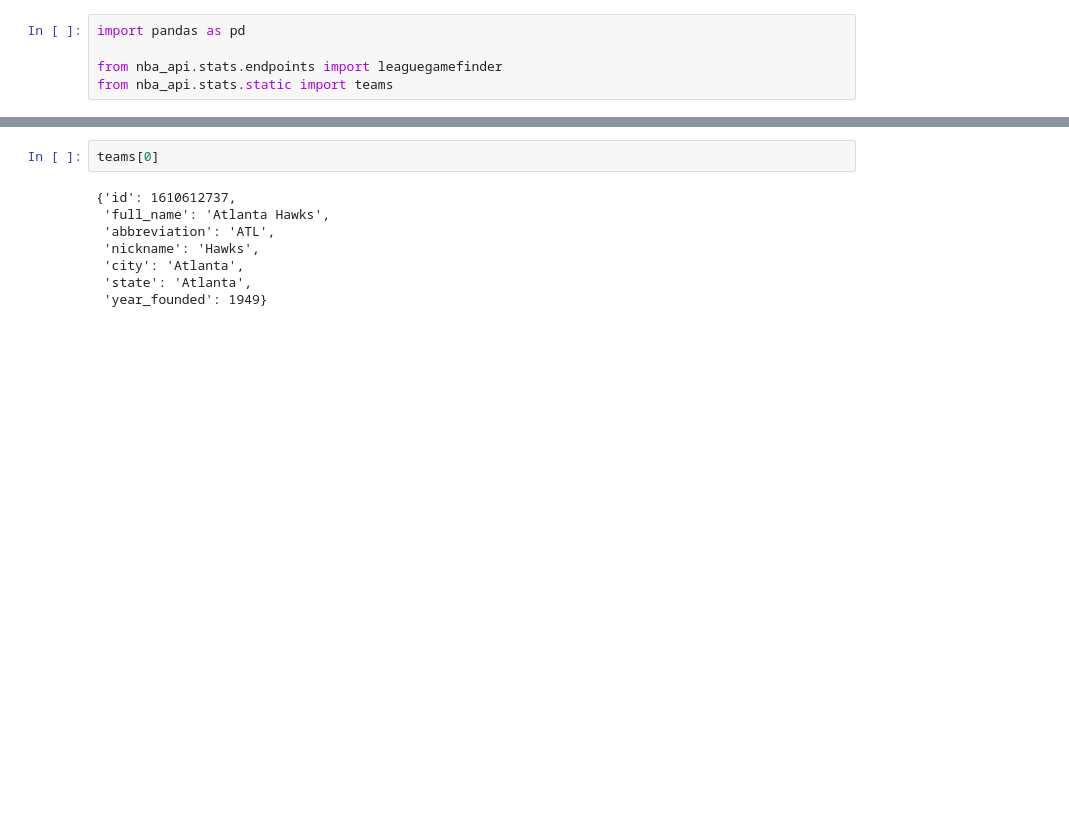
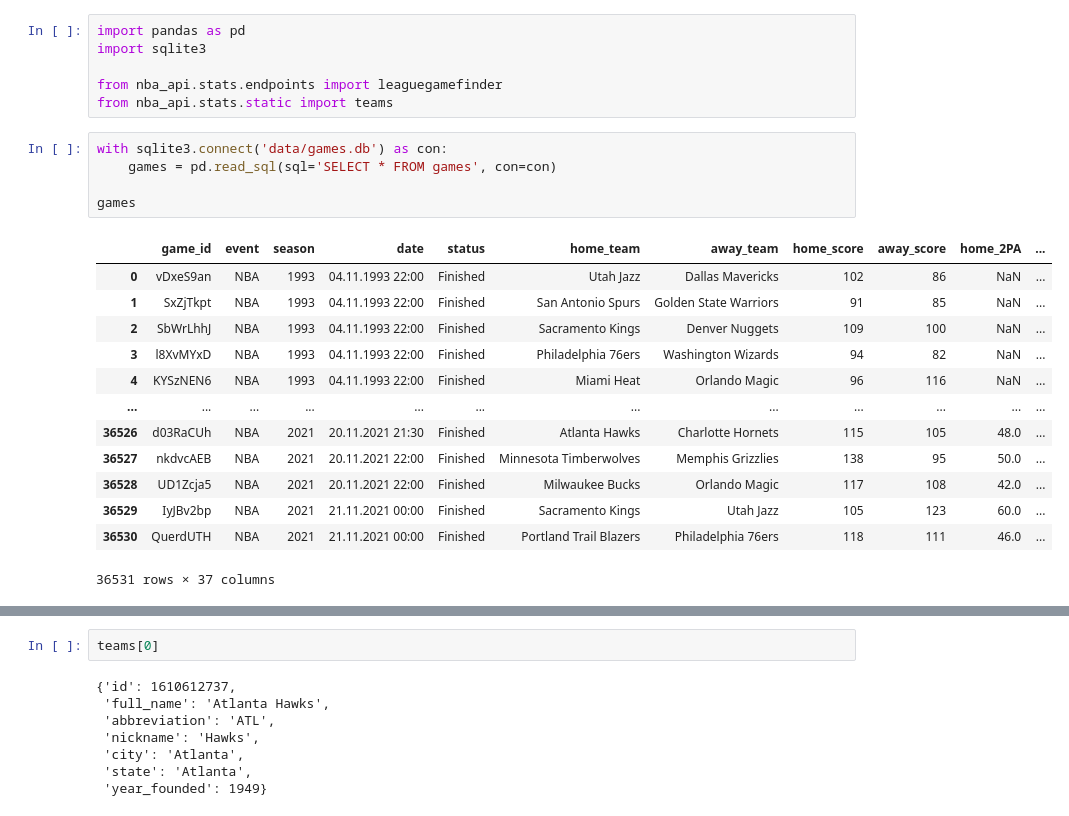
Before and after one commit to agenorgoncalvesneto/data-analysis-projects, a Jupyter notebook: nba-games/3_api.ipynb, the cells around one changed output, grey strips where cells are left out. Drawn from its saved outputs; the diff is of its cells as text; blank space fills up the shorter version.

Commit message:
feat(nba-games): concat db games year

```diff
--- a/nba-games/3_api.ipynb
+++ b/nba-games/3_api.ipynb
@@ -1,5 +1,25 @@
 # %%
 import pandas as pd
+import sqlite3
 
 from nba_api.stats.endpoints import leaguegamefinder
 from nba_api.stats.static import teams
+# %%
+with sqlite3.connect('data/games.db') as con:
+    games = pd.read_sql(sql='SELECT * FROM games', con=con)
+
+games
+# %% [output]
+|  | game_id | event | season | date | status | home_team | away_team | home_score | away_score | home_2PA | ... |
+| 0 | vDxeS9an | NBA | 1993 | 04.11.1993 22:00 | Finished | Utah Jazz | Dallas Mavericks | 102 | 86 | NaN | ... |
+| 1 | SxZjTkpt | NBA | 1993 | 04.11.1993 22:00 | Finished | San Antonio Spurs | Golden State Warriors | 91 | 85 | NaN | ... |
+| 2 | SbWrLhhJ | NBA | 1993 | 04.11.1993 22:00 | Finished | Sacramento Kings | Denver Nuggets | 109 | 100 | NaN | ... |
+| 3 | l8XvMYxD | NBA | 1993 | 04.11.1993 22:00 | Finished | Philadelphia 76ers | Washington Wizards | 94 | 82 | NaN | ... |
+| 4 | KYSzNEN6 | NBA | 1993 | 04.11.1993 22:00 | Finished | Miami Heat | Orlando Magic | 96 | 116 | NaN | ... |
+| ... | ... | ... | ... | ... | ... | ... | ... | ... | ... | ... | ... |
+| 36526 | d03RaCUh | NBA | 2021 | 20.11.2021 21:30 | Finished | Atlanta Hawks | Charlotte Hornets | 115 | 105 | 48.0 | ... |
+| 36527 | nkdvcAEB | NBA | 2021 | 20.11.2021 22:00 | Finished | Minnesota Timberwolves | Memphis Grizzlies | 138 | 95 | 50.0 | ... |
+| 36528 | UD1Zcja5 | NBA | 2021 | 20.11.2021 22:00 | Finished | Milwaukee Bucks | Orlando Magic | 117 | 108 | 42.0 | ... |
+| 36529 | IyJBv2bp | NBA | 2021 | 21.11.2021 00:00 | Finished | Sacramento Kings | Utah Jazz | 105 | 123 | 60.0 | ... |
+| 36530 | QuerdUTH | NBA | 2021 | 21.11.2021 00:00 | Finished | Portland Trail Blazers | Philadelphia 76ers | 118 | 111 | 46.0 | ... |
+36531 rows × 37 columns
```
Also changed, not shown: parts of 4 cells of this notebook, 16 other files.
